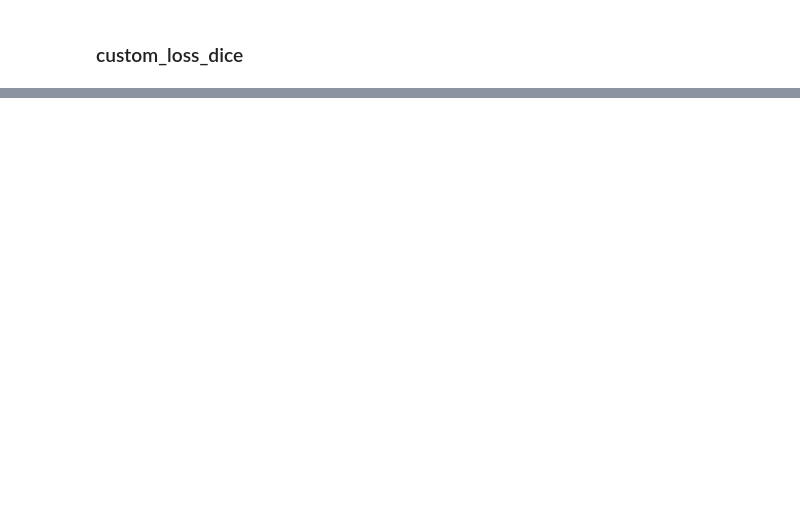
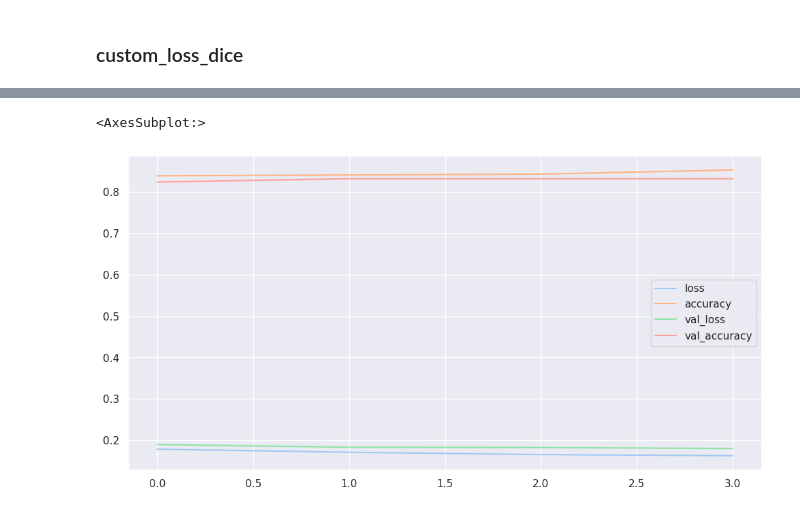
Before and after one commit to dimitrije-stamenkovic/ML3, a Jupyter notebook: dnn-titanic-survival.ipynb, the cells around one changed output, grey strips where cells are left out. Saved outputs shown, nothing was run; the diff lists cells and outputs as text; code cells hidden in the pictures; blank space fills up the shorter version.

```diff
--- a/dnn-titanic-survival.ipynb
+++ b/dnn-titanic-survival.ipynb
@@ -453,0 +454,18 @@ pd.DataFrame(hist.history).plot(figsize=PLOT_SIZE)
+# %%
+# Na osnovu zastupljenosti prezivelih i ne
+def my_loss(y_true, y_pred):
+
+    loss = K.abs(float(y_pred) - float(y_true))
+    loss = loss *[0.38, 0.62]
+    loss = K.sum(loss, axis=1)
+    return loss
+# %%
+keras_model.compile(
+        optimizer= tf.keras.optimizers.RMSprop(),
+        loss=my_loss,
+        metrics=["accuracy"]
+    )
+
+hist = keras_model.fit(X_train_s, y_train,
+                       validation_split=0.2,
+                       epochs=4)
@@ -453,0 +481,5 @@ pd.DataFrame(hist.history).plot(figsize=PLOT_SIZE)
+# %%
+pd.DataFrame(hist.history).plot(figsize=PLOT_SIZE)
+# %% [output]
+<AxesSubplot:>
+[figure, added]
```
Also changed, not shown: parts of 12 cells of this notebook.
